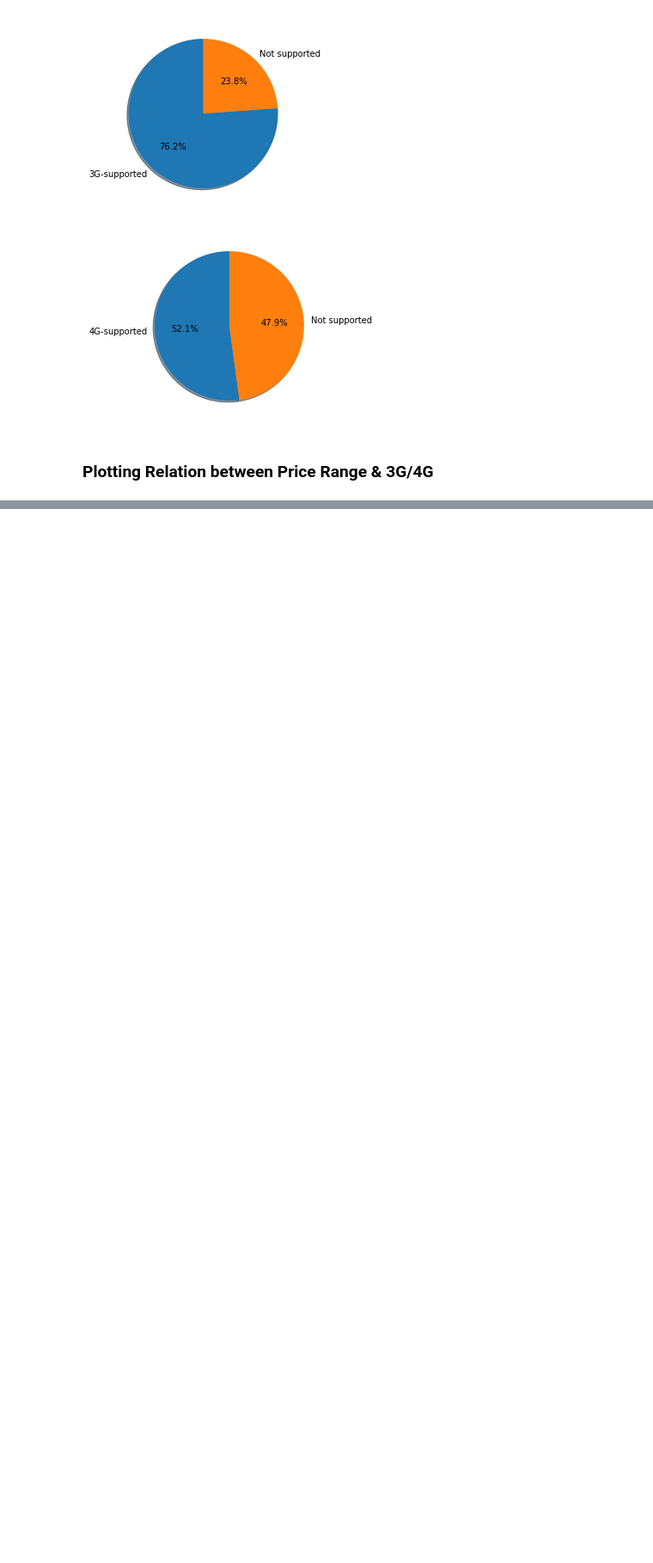
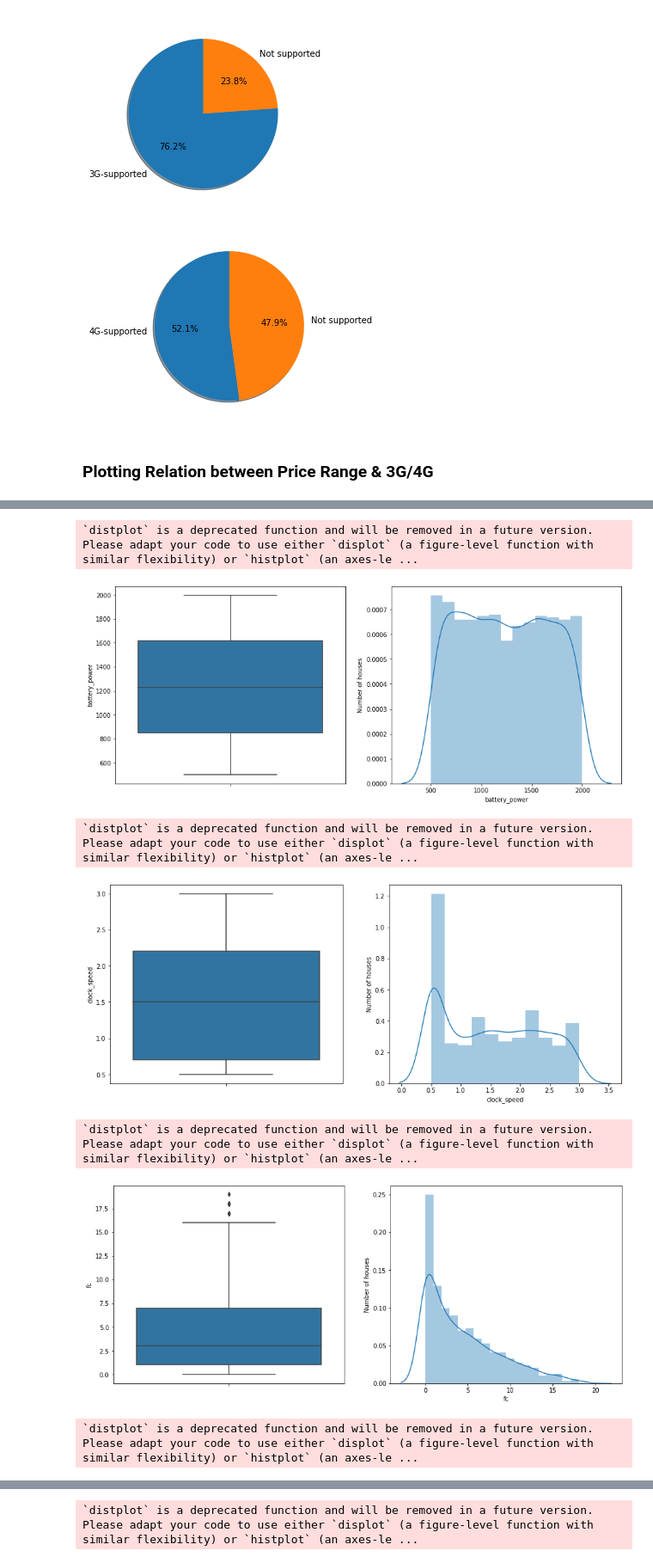
Before and after one commit to satyam-jyoti-sankar/Mobile_price_range_prediction, a Jupyter notebook: Mobile_price_range_prediction.ipynb, the cells around one changed output, grey strips where cells are left out. Shown: that part at 86% size. Cells and saved outputs as stored; diff of their text form; code cells hidden in the pictures; blank space fills up the shorter version.

```diff
--- a/Mobile_price_range_prediction.ipynb
+++ b/Mobile_price_range_prediction.ipynb
@@ -297,0 +369,4 @@ plt.show()
+# %%
+corr=data.corr()
+fig = px.imshow(corr, text_auto=".2f", color_continuous_scale='hot', aspect="auto")
+fig.show()
@@ -297,0 +383,4 @@ plt.show()
+# %%
+# find Numerical variables
+numerical = [var for var in data.columns if data[var].dtype!='O']
+print('There are {} numerical variables'.format(len(numerical)))
@@ -297,0 +389,9 @@ plt.show()
+# %%
+# Here we taken if no of variable in a colum is graterthan 20 we take as continious otherwise we take it as discrite ..It help to calulate outlayers
+discrete = []
+for var in numerical:
+    if len(data[var].unique())<20:
+        print(var, ' values: ', data[var].unique())
+        discrete.append(var)
+
+print('There are {} discrete variables'.format(len(discrete)))
@@ -297,0 +410,24 @@ plt.show()
+# %%
+continuous = [var for var in numerical if var not in discrete and var not in ['price_range']]
+# %%
+for var in continuous:
+    plt.figure(figsize=(15,6))
+    plt.subplot(1, 2, 1)
+    fig = sns.boxplot(y=data[var])
+    fig.set_title('')
+    fig.set_ylabel(var)
+
+    plt.subplot(1, 2, 2)
+    fig = sns.distplot(data[var].dropna())
+    fig.set_ylabel('Number of houses')
+    fig.set_xlabel(var)
+
+    plt.show()
+# %% [output]
+`distplot` is a deprecated function and will be removed in a future version. Please adapt your code to use either `displot` (a figure-level function with similar flexibility) or `histplot` (an axes-le ...
+[figure, added]
+`distplot` is a deprecated function and will be removed in a future version. Please adapt your code to use either `displot` (a figure-level function with similar flexibility) or `histplot` (an axes-le ...
+[figure, added]
+`distplot` is a deprecated function and will be removed in a future version. Please adapt your code to use either `displot` (a figure-level function with similar flexibility) or `histplot` (an axes-le ...
+[figure, added]
+`distplot` is a deprecated function and will be removed in a future version. Please adapt your code to use either `displot` (a figure-level function with similar flexibility) or `histplot` (an axes-le ...
@@ -297,0 +435 @@ plt.show()
+`distplot` is a deprecated function and will be removed in a future version. Please adapt your code to use either `displot` (a figure-level function with similar flexibility) or `histplot` (an axes-le ...
```
Also changed, not shown: parts of 25 cells of this notebook.
